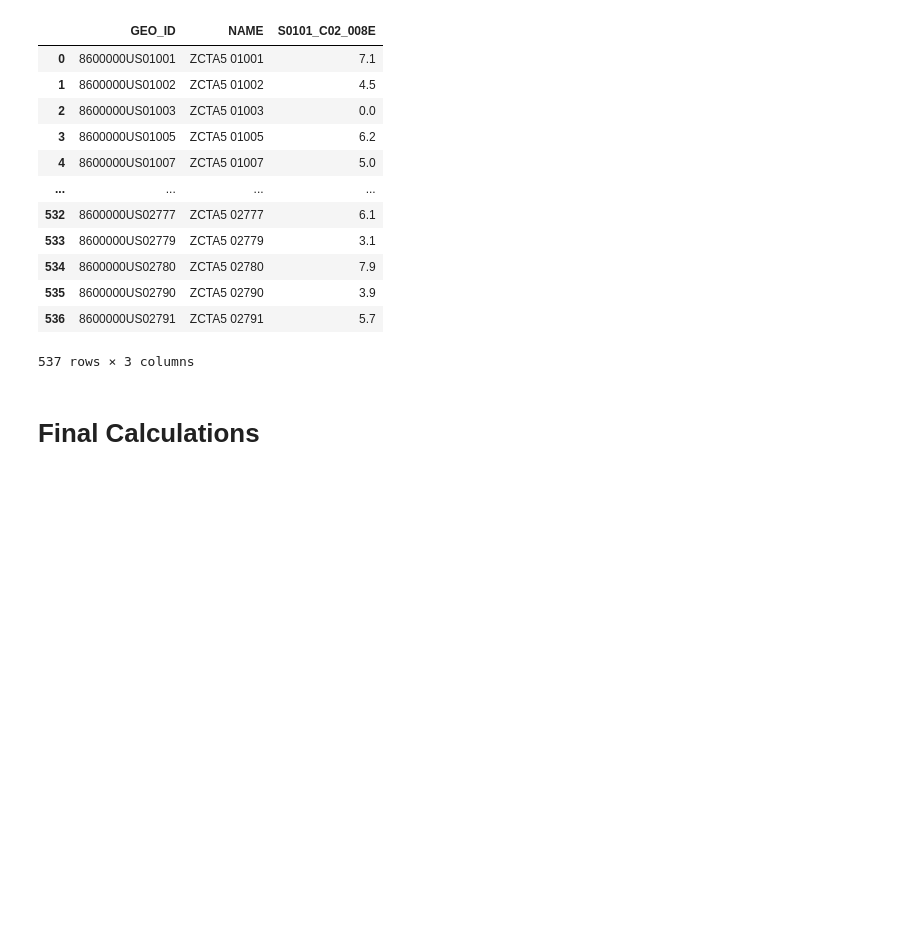
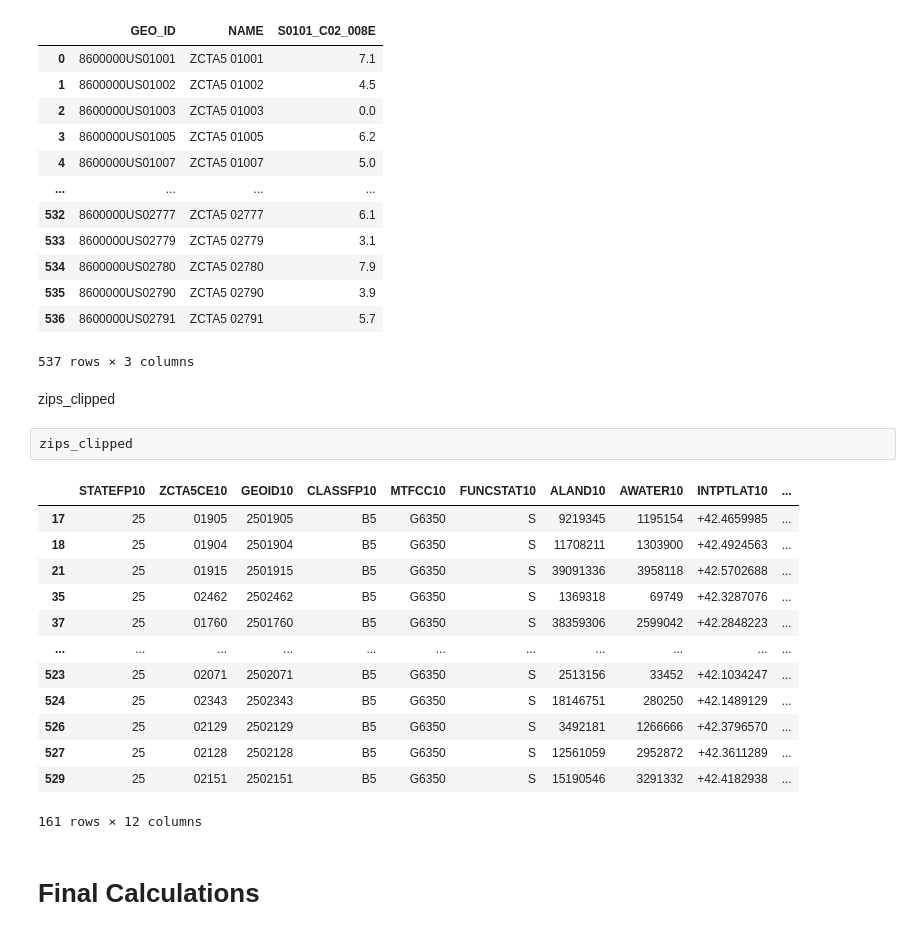
Before and after one commit to krowe42/FinalProject-LivingDecisions, a Jupyter notebook: Rowe-LivingDecisions.ipynb, the cells around one changed output. Cells and saved outputs as stored; diff of their text form; blank space fills up the shorter version.

```diff
--- a/Rowe-LivingDecisions.ipynb
+++ b/Rowe-LivingDecisions.ipynb
@@ -656,6 +656,24 @@ age_reduce
 | 535 | 8600000US02790 | ZCTA5 02790 | 3.9 |
 | 536 | 8600000US02791 | ZCTA5 02791 | 5.7 |
 537 rows × 3 columns
+# %% [markdown]
+zips_clipped
+# %%
+zips_clipped
+# %% [output]
+|  | STATEFP10 | ZCTA5CE10 | GEOID10 | CLASSFP10 | MTFCC10 | FUNCSTAT10 | ALAND10 | AWATER10 | INTPTLAT10 | ... |
+| 17 | 25 | 01905 | 2501905 | B5 | G6350 | S | 9219345 | 1195154 | +42.4659985 | ... |
+| 18 | 25 | 01904 | 2501904 | B5 | G6350 | S | 11708211 | 1303900 | +42.4924563 | ... |
+| 21 | 25 | 01915 | 2501915 | B5 | G6350 | S | 39091336 | 3958118 | +42.5702688 | ... |
+| 35 | 25 | 02462 | 2502462 | B5 | G6350 | S | 1369318 | 69749 | +42.3287076 | ... |
+| 37 | 25 | 01760 | 2501760 | B5 | G6350 | S | 38359306 | 2599042 | +42.2848223 | ... |
+| ... | ... | ... | ... | ... | ... | ... | ... | ... | ... | ... |
+| 523 | 25 | 02071 | 2502071 | B5 | G6350 | S | 2513156 | 33452 | +42.1034247 | ... |
+| 524 | 25 | 02343 | 2502343 | B5 | G6350 | S | 18146751 | 280250 | +42.1489129 | ... |
+| 526 | 25 | 02129 | 2502129 | B5 | G6350 | S | 3492181 | 1266666 | +42.3796570 | ... |
+| 527 | 25 | 02128 | 2502128 | B5 | G6350 | S | 12561059 | 2952872 | +42.3611289 | ... |
+| 529 | 25 | 02151 | 2502151 | B5 | G6350 | S | 15190546 | 3291332 | +42.4182938 | ... |
+161 rows × 12 columns
 # %% [markdown]
 # Final Calculations
 # %% [markdown]
```
Also changed, not shown: 1 other file.
